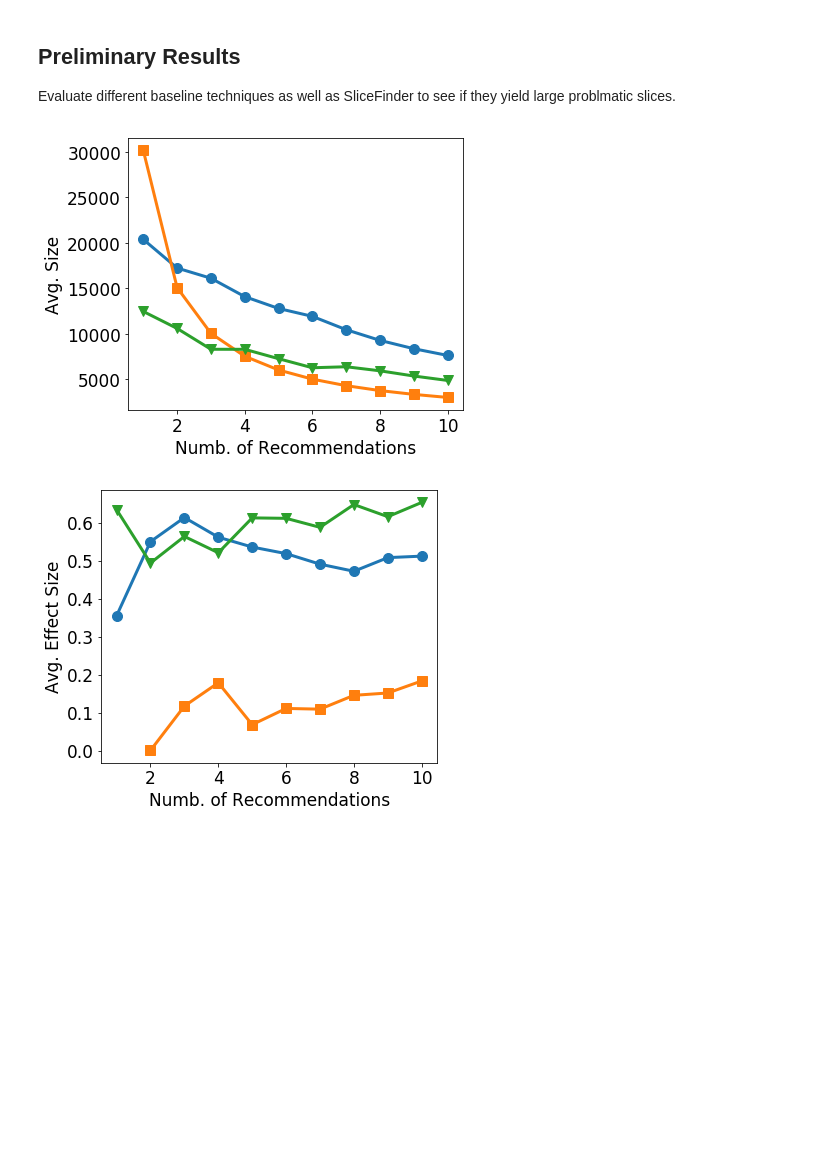
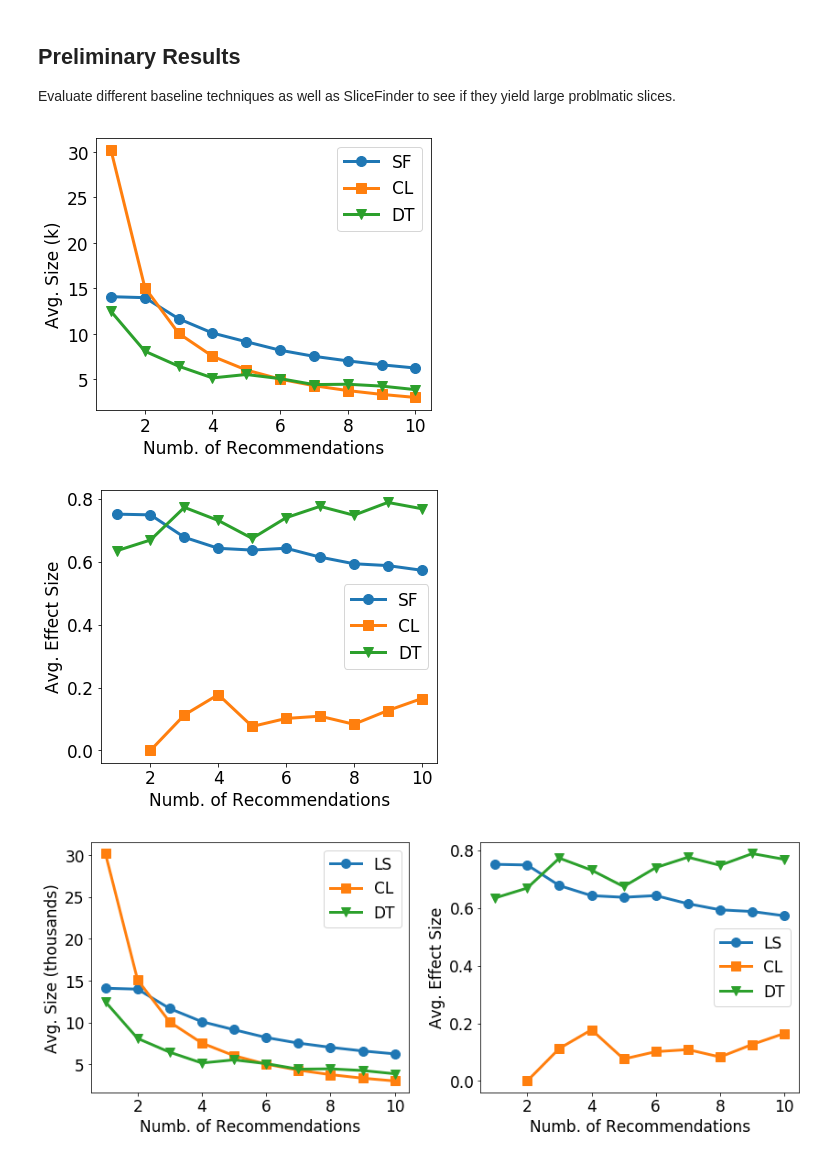
Before and after one commit to yeounoh/slicefinder, a Jupyter notebook: SliceFinder_demo.ipynb, the cells around one changed output. Drawn from its saved outputs; the diff is of its cells as text; code cells hidden in the pictures; blank space fills up the shorter version.

```diff
--- a/SliceFinder_demo.ipynb
+++ b/SliceFinder_demo.ipynb
@@ -57,7 +60,7 @@ reference = (np.mean(metrics_all), np.std(metrics_all), len(metrics_all))
 ## SliceFinder Recommendation Example
 # %%
 
-recommendations = sf.find_slice(k=5, epsilon=0.3, degree=3)
+recommendations = sf.find_slice(k=20, epsilon=0.4, degree=4)
 
 for s in recommendations:
     print ('\n=====================\nSlice description:')
@@ -196,7 +194,7 @@ from sklearn.cluster import KMeans
 from risk_control import effect_size
 from decision_tree import DecisionTree
 
-min_eff_size = 0.3
+min_eff_size = 0.4
 
 sf = SliceFinder(lr, (X, y))
 sf_recs = [s for s in slices+uninteresting if s.effect_size >= min_eff_size]
@@ -219,7 +217,7 @@ for x_, y_ in zip(X.as_matrix(), y.as_matrix()):
     else:
         decisions.append(1)
 dt = DecisionTree((X, y), lr)
-dt = dt.fit(max_depth=10, min_size=100)
+dt = dt.fit(max_depth=6, min_size=100)
 # %%
 sf_k, sf_avg_sizes, sf_avg_eff_sizes = list(), list(), list()
 cluster_k, cluster_avg_sizes, cluster_avg_eff_sizes = list(), list(), list()
@@ -251,32 +249,52 @@ for k in range(1, 11):
         tree_avg_sizes.append(np.mean([s.size for s in dt_recs]))
         tree_avg_eff_sizes.append(np.mean([s.eff_size for s in dt_recs]))
 # %%
-pickle.du
-
 import matplotlib.pyplot as plt
 import matplotlib
 matplotlib.rcParams.update({'font.size': 17})
 
 plt.figure(1, figsize=(6,5))
 ax = plt.subplot(1,1,1)
-plt.plot(sf_k, sf_avg_sizes, 'o-',
-         cluster_k, cluster_avg_sizes, 's-',
-         tree_k, tree_avg_sizes, 'v-',
-         linewidth=3.0, markersize=10)
+plt.plot(sf_k, np.array(sf_avg_sizes)/1000, 'o-', label='SF', linewidth=3.0, markersize=10)
+plt.plot(cluster_k, np.array(cluster_avg_sizes)/1000, 's-', label='CL', linewidth=3.0, markersize=10)
+plt.plot(tree_k, np.array(tree_avg_sizes)/1000, 'v-', label='DT', linewidth=3.0, markersize=10)
+plt.legend()
 plt.xlabel('Numb. of Recommendations', fontsize=17)
-plt.ylabel('Avg. Size', fontsize=17)
-plt.savefig('size.pdf')
+plt.ylabel('Avg. Size (k)', fontsize=17)
+plt.savefig('size%s.pdf'%min_eff_size)
+
 plt.figure(2, figsize=(6,5))
 ax = plt.subplot(1,1,1)
-plt.plot(sf_k, sf_avg_eff_sizes, 'o-',
-         cluster_k, cluster_avg_eff_sizes, 's-',
-         tree_k, tree_avg_eff_sizes, 'v-',
-         linewidth=3.0, markersize=10)
+plt.plot(sf_k, sf_avg_eff_sizes, 'o-', label='SF', linewidth=3.0, markersize=10)
+plt.plot(cluster_k, cluster_avg_eff_sizes, 's-', label='CL', linewidth=3.0, markersize=10)
+plt.plot(tree_k, tree_avg_eff_sizes, 'v-', label='DT', linewidth=3.0, markersize=10)
+plt.legend()
 plt.xlabel('Numb. of Recommendations', fontsize=17)
 plt.ylabel('Avg. Effect Size', fontsize=17)
 plt.tight_layout()
-plt.savefig('effsize.pdf')
+plt.savefig('effsize_%s.pdf'%min_eff_size)
 plt.show()
+
+plt.figure(3, figsize=(12,5))
+#plt.suptitle('Quality of recommended slices from UCI Census Data Set', y=1.02)
+plt.subplot(1,2,1)
+plt.plot(sf_k, np.array(sf_avg_sizes)/1000, 'o-', label='LS', linewidth=3.0, markersize=10)
+plt.plot(cluster_k, np.array(cluster_avg_sizes)/1000, 's-', label='CL', linewidth=3.0, markersize=10)
+plt.plot(tree_k, np.array(tree_avg_sizes)/1000, 'v-', label='DT', linewidth=3.0, markersize=10)
+plt.legend()
+plt.xlabel('Numb. of Recommendations', fontsize=17)
+plt.ylabel('Avg. Size (thousands)', fontsize=17)
+plt.subplot(1,2,2)
+plt.plot(sf_k, sf_avg_eff_sizes, 'o-', label='LS', linewidth=3.0, markersize=10)
+plt.plot(cluster_k, cluster_avg_eff_sizes, 's-', label='CL', linewidth=3.0, markersize=10)
+plt.plot(tree_k, tree_avg_eff_sizes, 'v-', label='DT', linewidth=3.0, markersize=10)
+plt.legend()
+plt.xlabel('Numb. of Recommendations', fontsize=17)
+plt.ylabel('Avg. Effect Size', fontsize=17)
+#plt.subplots_adjust(left=0.2, wspace=0.8, top=0.8)
+plt.tight_layout()
+plt.show()
 # %% [output]
-[figure, old version]
+[figure, new version]
-[figure, old version]
+[figure, new version]
+[figure, added]
```
Also changed, not shown: parts of 3 cells of this notebook, 18 other files.
